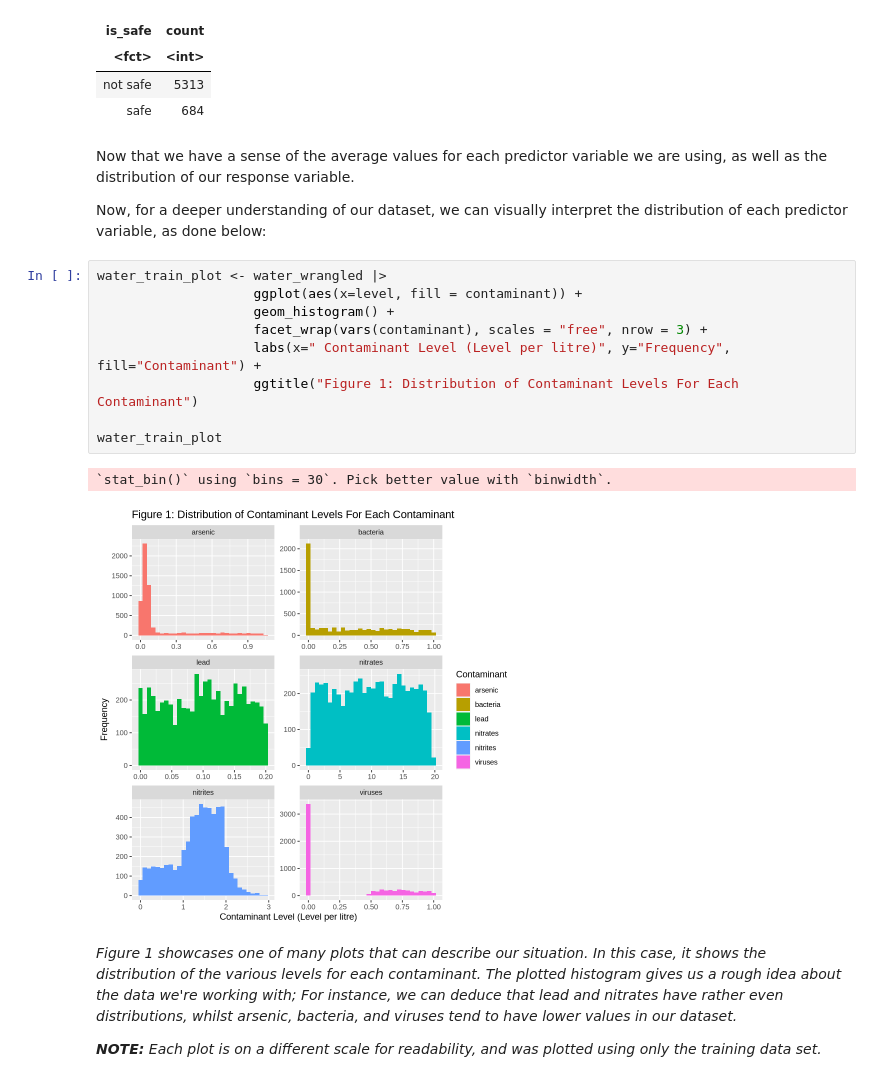
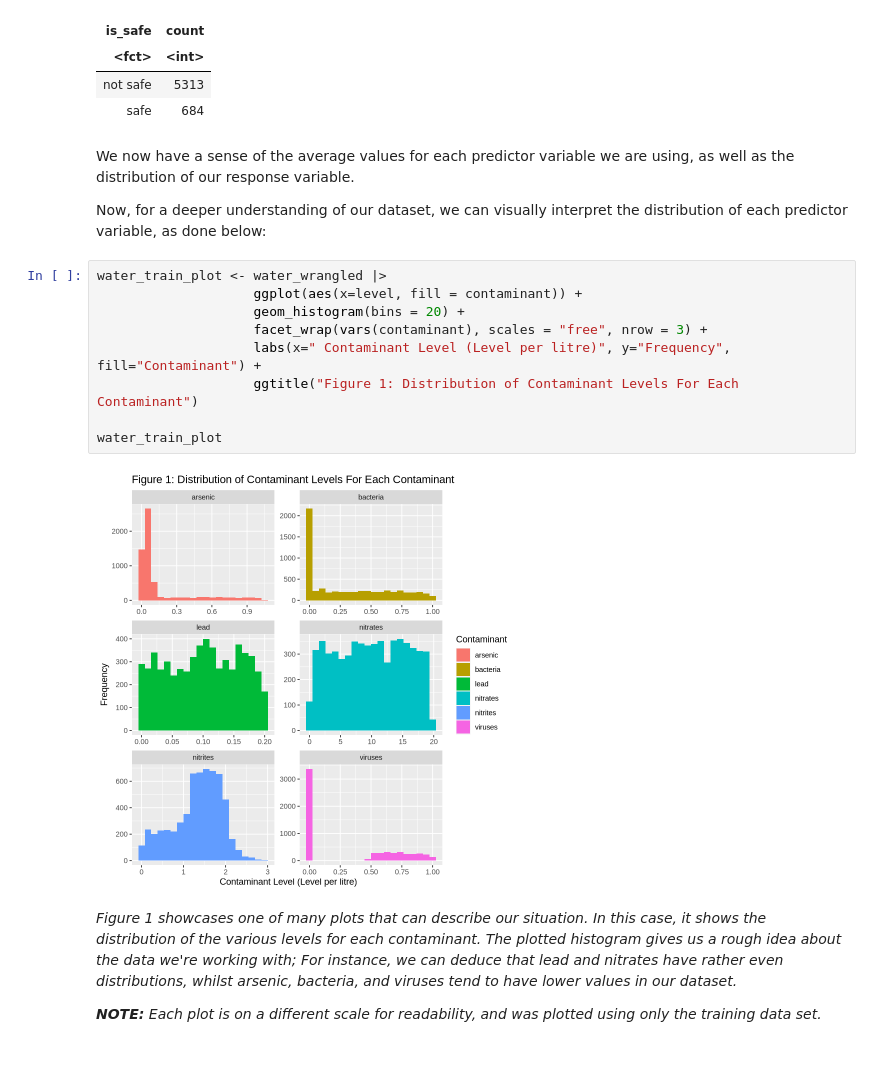
Before and after one commit to zayan-sheikh/DSCI-G13-Project, a Jupyter notebook: proj.ipynb, the cells around one changed output. Saved outputs shown, nothing was run; the diff lists cells and outputs as text.

```diff
--- a/proj.ipynb
+++ b/proj.ipynb
@@ -105,21 +105,20 @@ A tibble: 2 × 2
 | not safe | 5313 |
 | safe | 684 |
 # %% [markdown]
-Now that we have a sense of the average values for each predictor variable we are using, as well as the distribution of our response variable.
+We now have a sense of the average values for each predictor variable we are using, as well as the distribution of our response variable.
 
 Now, for a deeper understanding of our dataset, we can visually interpret the distribution of each predictor variable, as done below:
 # %%
 water_train_plot <- water_wrangled |>
                     ggplot(aes(x=level, fill = contaminant)) +
-                    geom_histogram() +
+                    geom_histogram(bins = 20) +
                     facet_wrap(vars(contaminant), scales = "free", nrow = 3) +
                     labs(x=" Contaminant Level (Level per litre)", y="Frequency", fill="Contaminant") +
                     ggtitle("Figure 1: Distribution of Contaminant Levels For Each Contaminant")
 
 water_train_plot
 # %% [output]
-`stat_bin()` using `bins = 30`. Pick better value with `binwidth`.
-[figure, old version]
+[figure, new version]
 # %% [markdown]
 *Figure 1 showcases one of many plots that can describe our situation. In this case, it shows the distribution of the various levels for each contaminant. The plotted histogram gives us a rough idea about the data we're working with; For instance, we can deduce that lead and nitrates have rather even distributions, whilst arsenic, bacteria, and viruses tend to have lower values in our dataset.*
 
```
